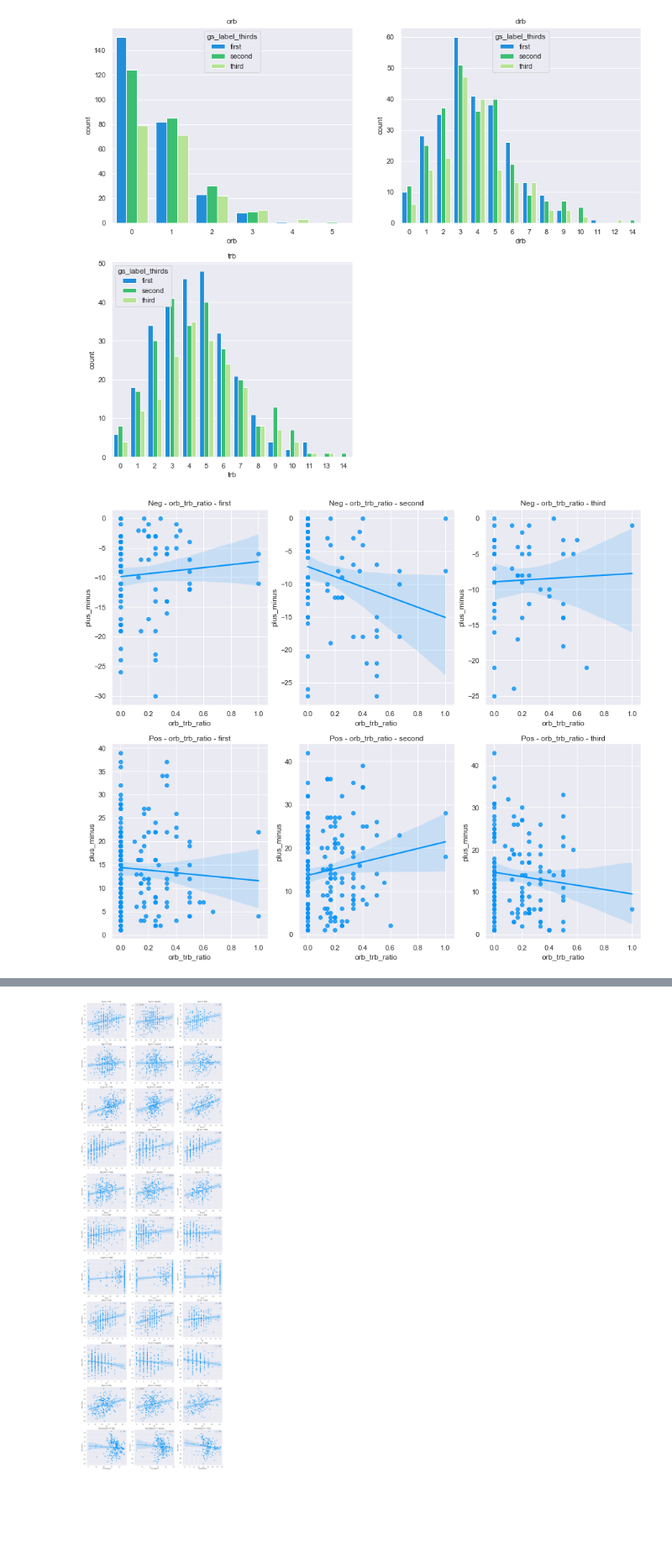
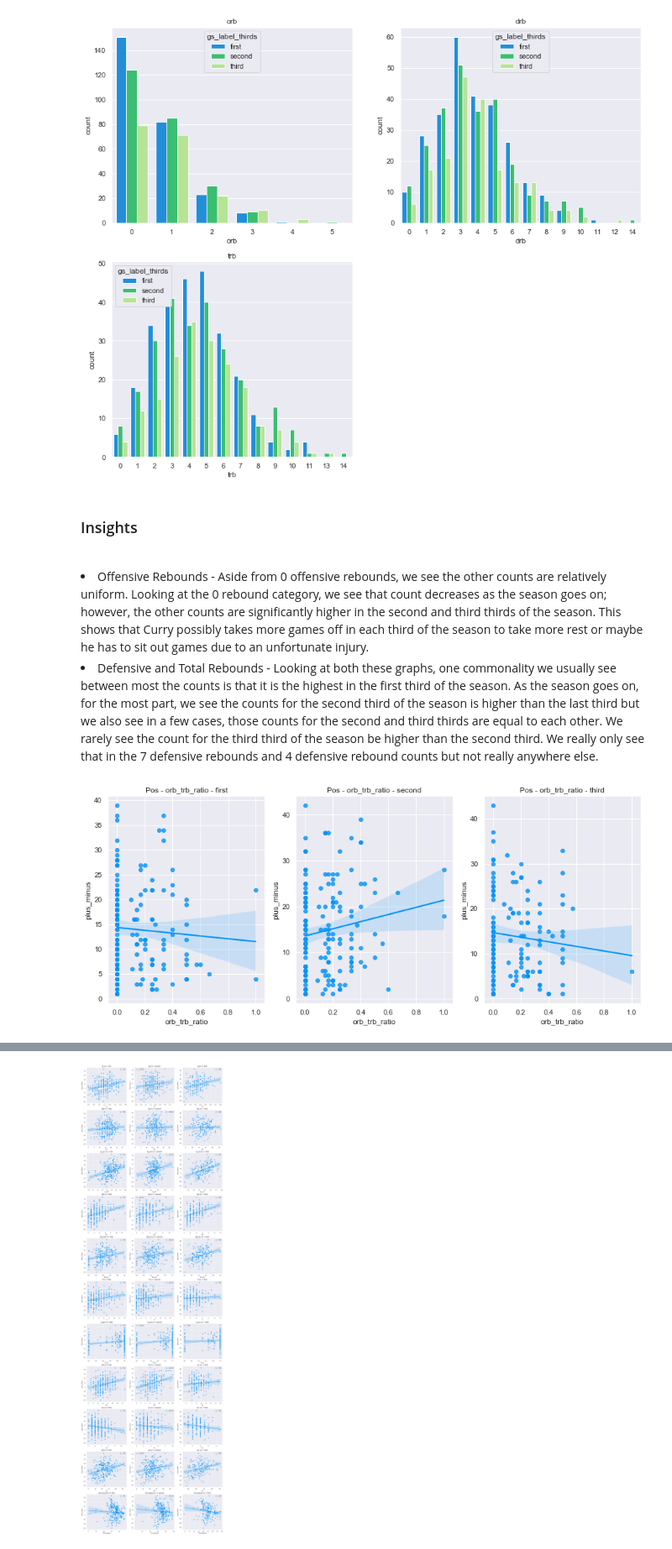
Before and after one commit to sahilkamboj3/StephenCurryMLEfficiencyPredictor, a Jupyter notebook: Game Data Visualization.ipynb, the cells around one changed output, grey strips where cells are left out. Shown at 84% size. Saved outputs shown, nothing was run; the diff lists cells and outputs as text; code cells hidden in the pictures; blank space fills up the shorter version.

Commit message:
game data vis done

```diff
--- a/Game Data Visualization.ipynb
+++ b/Game Data Visualization.ipynb
@@ -473,28 +506,25 @@ for rebound in rebounds:
     ax1.set_title(f'{rebound}')
 # %% [output]
 [figure]
+# %% [markdown]
+<h3>Insights</h3>
+<br>
+<li>Offensive Rebounds - Aside from 0 offensive rebounds, we see the other counts are relatively uniform. Looking at the 0 rebound category, we see that count decreases as the season goes on; however, the other counts are significantly higher in the second and third thirds of the season. This shows that Curry possibly takes more games off in each third of the season to take more rest or maybe he has to sit out games due to an unfortunate injury.
+<li>Defensive and Total Rebounds - Looking at both these graphs, one commonality we usually see between most the counts is that it is the highest in the first third of the season. As the season goes on, for the most part, we see the counts for the second third of the season is higher than the last third but we also see in a few cases, those counts for the second and third thirds are equal to each other. We rarely see the count for the third third of the season be higher than the second third. We really only see that in the 7 defensive rebounds and 4 defensive rebound counts but not really anywhere else.
 # %%
-# rebound_ratios = ['drb_trb_ratio', 'orb_trb_ratio']
 rebound_ratios = ['orb_trb_ratio']
 
-fig = plt.figure(1, figsize=(15, 12.5))
+fig = plt.figure(1, figsize=(15, 6))
 i = 0
 
-rows = len(rebound_ratios) * 2
+rows = len(rebound_ratios)
 
 for ratio in rebound_ratios:
-    for label in df['gs_label_thirds'].unique():
-        i += 1
-        ax = plt.subplot(rows, 3, i)
-        data = df_neg_pm[df_neg_pm['gs_label_thirds'] == label]
-        sns.regplot(x=ratio, y='plus_minus', data=data)
-        ax.set_title(f'Neg - {ratio} - {label}')
-
     for label in df['gs_label_thirds'].unique():
         i += 1
         ax = plt.subplot(rows, 3, i)
         data = df_pos_pm[df_pos_pm['gs_label_thirds'] == label]
         sns.regplot(x=ratio, y='plus_minus', data=data, label=label)
         ax.set_title(f'Pos - {ratio} - {label}')
 # %% [output]
-[figure, old version]
+[figure, new version]
```
Also changed, not shown: parts of 20 cells of this notebook.
